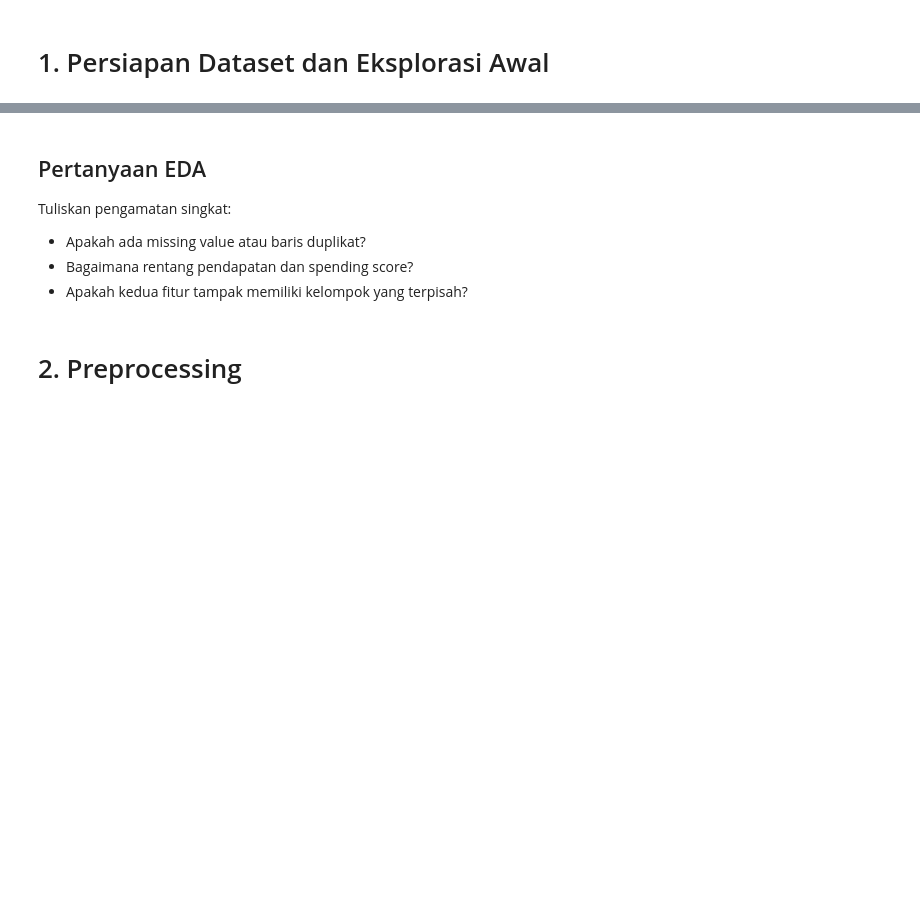
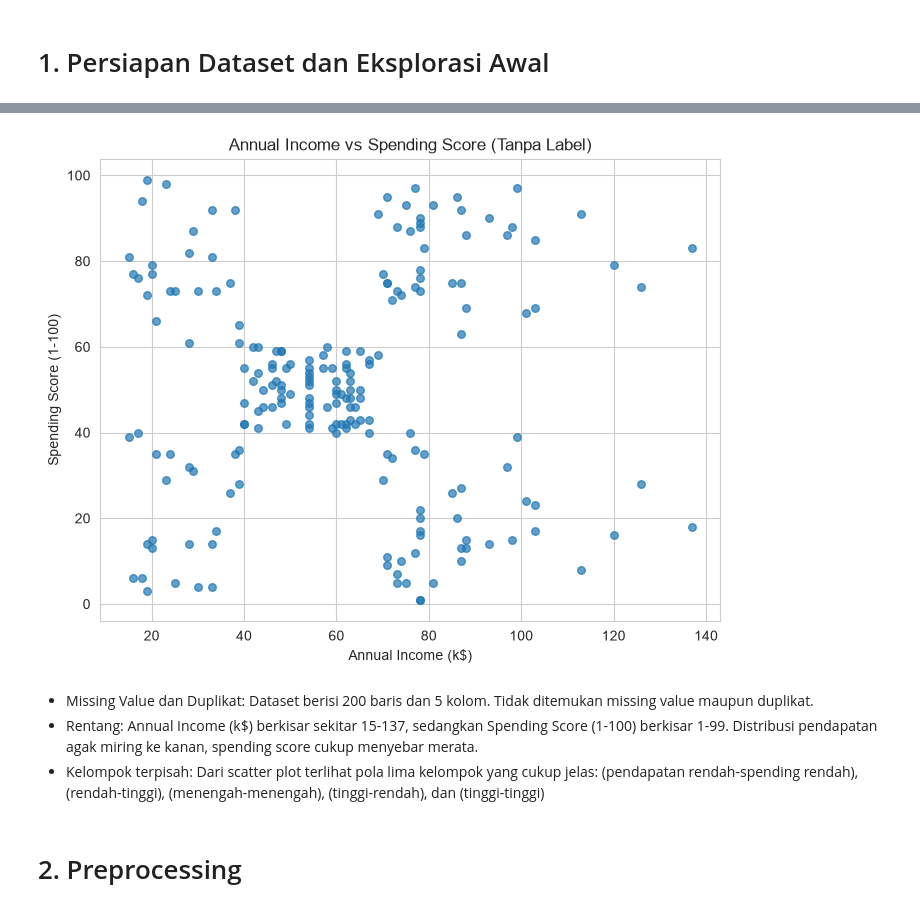
Before and after one commit to Bima-031/Modul-ML-Praktikum, a Jupyter notebook: 6. DBSCAN, BIRCH, EM/DBSCAN_BIRCH_EM_5054251031.ipynb, the cells around one changed output, grey strips where cells are left out. Cells and saved outputs as stored; diff of their text form; code cells hidden in the pictures; blank space fills up the shorter version.

```diff
--- a/6. DBSCAN, BIRCH, EM/DBSCAN_BIRCH_EM_5054251031.ipynb
+++ b/6. DBSCAN, BIRCH, EM/DBSCAN_BIRCH_EM_5054251031.ipynb
@@ -59,4 +100,10 @@ Langkah pengerjaan:
 # %%
-# Tampilkan distribusi Annual Income (k$) dan Spending Score (1-100)
-# menggunakan histogram dan/atau boxplot.
-# Amati rentang, bentuk distribusi, dan kemungkinan outlier.
+plt.figure(figsize=(8, 6))
+plt.scatter(df["Annual Income (k$)"], df["Spending Score (1-100)"],
+            s=30, alpha=0.7)
+plt.xlabel("Annual Income (k$)")
+plt.ylabel("Spending Score (1-100)")
+plt.title("Annual Income vs Spending Score (Tanpa Label)")
+plt.show()
+# %% [output]
+[figure, added]
@@ -67,10 +110,7 @@ Langkah pengerjaan:
 # %% [markdown]
-## Pertanyaan EDA
-
-Tuliskan pengamatan singkat:
-- Apakah ada missing value atau baris duplikat?
-- Bagaimana rentang pendapatan dan spending score?
-- Apakah kedua fitur tampak memiliki kelompok yang terpisah?
+- Missing Value dan Duplikat: Dataset berisi 200 baris dan 5 kolom. Tidak ditemukan missing value maupun duplikat.
+- Rentang: Annual Income (k$) berkisar sekitar 15-137, sedangkan Spending Score (1-100) berkisar 1-99. Distribusi pendapatan agak miring ke kanan, spending score cukup menyebar merata.
+- Kelompok terpisah: Dari scatter plot terlihat pola lima kelompok yang cukup jelas: (pendapatan rendah-spending rendah), (rendah-tinggi), (menengah-menengah), (tinggi-rendah), dan (tinggi-tinggi)
 # %% [markdown]
 # 2. Preprocessing
 # %%
```
Also changed, not shown: parts of 30 cells of this notebook.
